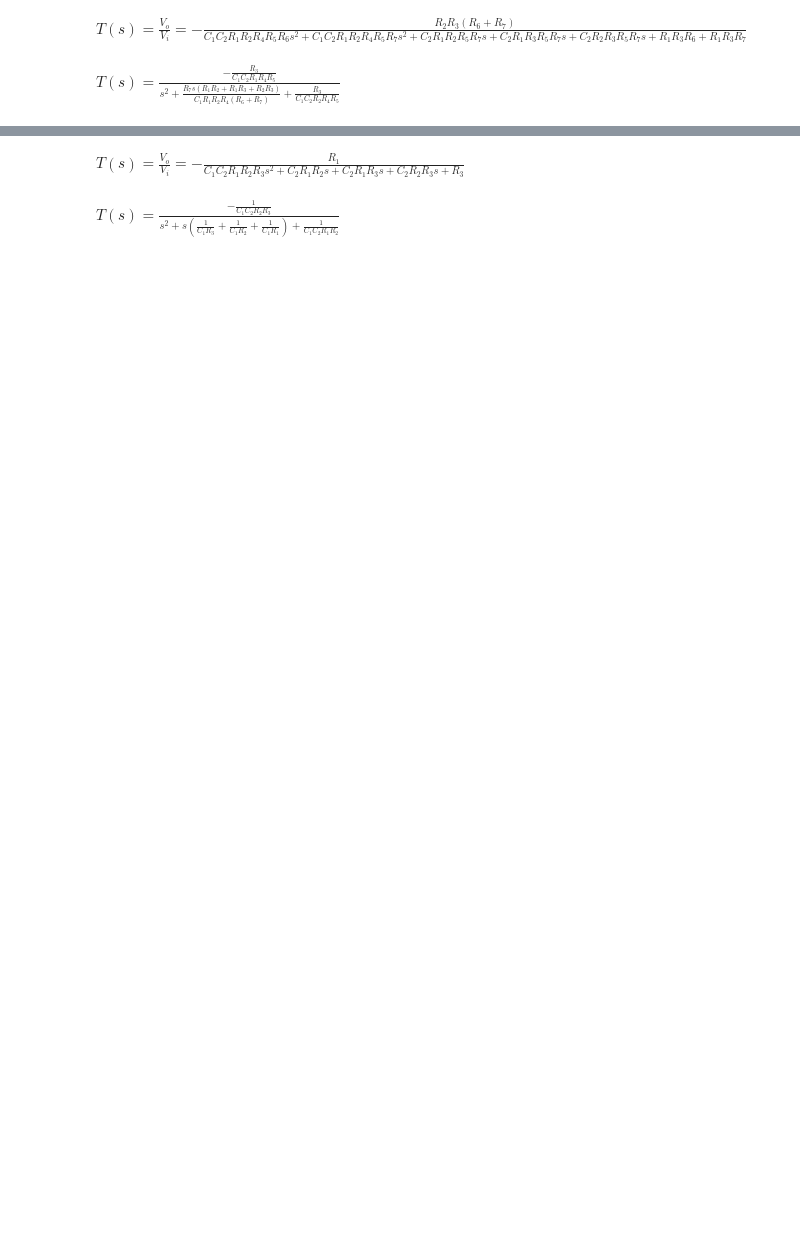
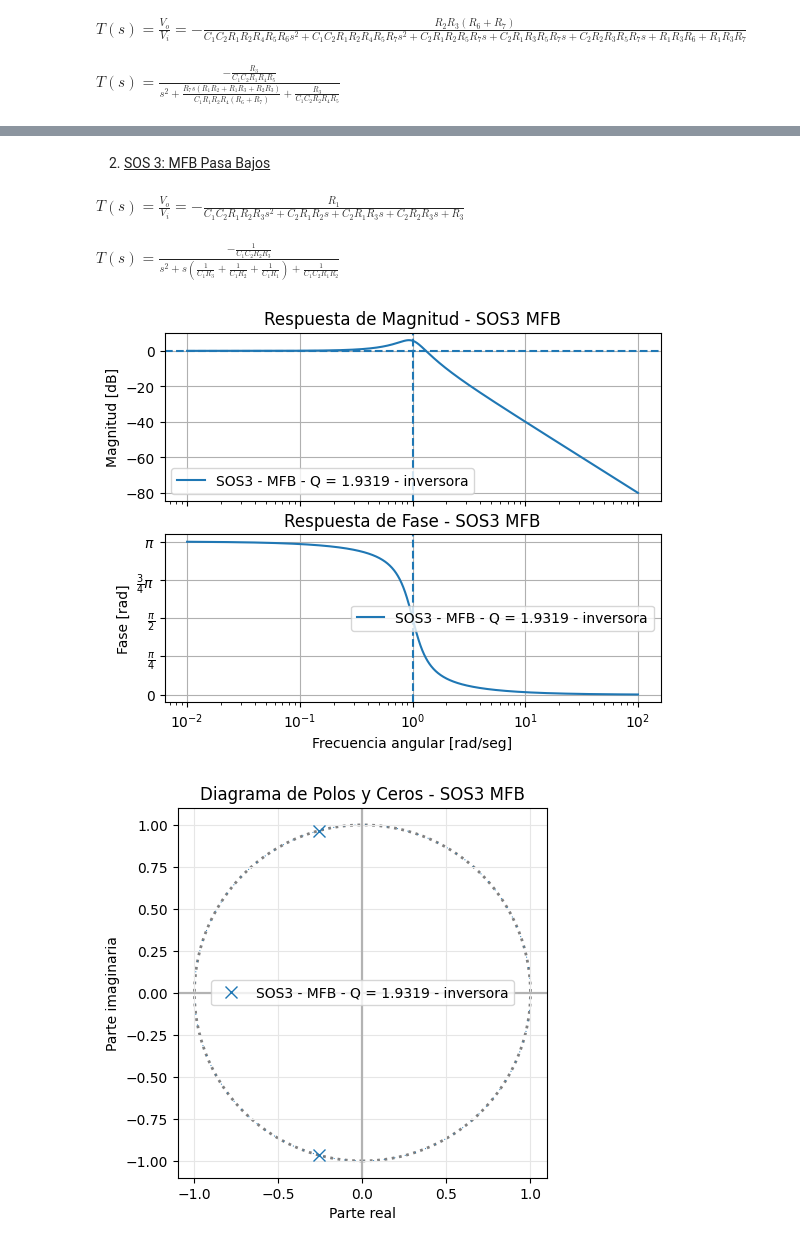
Before and after one commit to lgallero/tc2, a Jupyter notebook: Trabajo_semanal_2/trabajo_semanal_2.ipynb, the cells around one changed output, grey strips where cells are left out. Cells and saved outputs as stored; diff of their text form; code cells hidden in the pictures; blank space fills up the shorter version.

```diff
--- a/Trabajo_semanal_2/trabajo_semanal_2.ipynb
+++ b/Trabajo_semanal_2/trabajo_semanal_2.ipynb
@@ -826 +2073,3 @@ $\displaystyle T(s)=\frac{- \frac{R_{3}}{C_{1} C_{2} R_{1} R_{4} R_{5}}}{s^{2} +
+# %% [markdown]
+2) <ins>SOS 3: MFB Pasa Bajos
 # %%
@@ -897,3 +2143,56 @@ display(Math(
 # %% [output]
 $\displaystyle T(s)=\frac{V_o}{V_i}=- \frac{R_{1}}{C_{1} C_{2} R_{1} R_{2} R_{3} s^{2} + C_{2} R_{1} R_{2} s + C_{2} R_{1} R_{3} s + C_{2} R_{2} R_{3} s + R_{3}}$
 $\displaystyle T(s)=\frac{- \frac{1}{C_{1} C_{2} R_{2} R_{3}}}{s^{2} + s \left(\frac{1}{C_{1} R_{3}} + \frac{1}{C_{1} R_{2}} + \frac{1}{C_{1} R_{1}}\right) + \frac{1}{C_{1} C_{2} R_{1} R_{2}}}$
+# %%
+# ------------------------------------------------------------
+# SOS3 - MFB
+#
+# T_SOS3(s) = -1 / (s^2 + 0.5176s + 1)
+# Q3 = 1 / 0.5176 = 1.9319
+# ------------------------------------------------------------
+
+num_sos3 = [-1]
+den_sos3 = [1, 0.5176, 1]
+
+sos3_tf = TransferFunction(num_sos3, den_sos3)
+
+bodePlot(sos3_tf, fig_id=7, filter_description='SOS3 - MFB - Q = 1.9319 - inversora')
+
+fig7 = plt.figure(7)
+axs7 = fig7.axes
+
+axs7[0].set_title('Respuesta de Magnitud - SOS3 MFB')
+axs7[1].set_title('Respuesta de Fase - SOS3 MFB')
+axs7[0].set_ylabel('Magnitud [dB]')
+axs7[1].set_ylabel('Fase [rad]')
+axs7[1].set_xlabel('Frecuencia angular [rad/seg]')
+
+axs7[0].axvline(1, linestyle='--')
+axs7[0].axhline(0, linestyle='--')
+axs7[1].axvline(1, linestyle='--')
+
+
+pzmap(sos3_tf, fig_id=8, filter_description='SOS3 - MFB - Q = 1.9319 - inversora')
+
+fig8 = plt.figure(8)
+axs8 = fig8.axes
+
+fig8._suptitle.set_text('')
+axs8[0].set_title('Diagrama de Polos y Ceros - SOS3 MFB')
+axs8[0].set_xlabel('Parte real')
+axs8[0].set_ylabel('Parte imaginaria')
+
+
+GroupDelay(sos3_tf, fig_id=9, filter_description='SOS3 - MFB - Q = 1.9319 - inversora')
+
+fig9 = plt.figure(9)
+axs9 = fig9.axes
+
+axs9[0].set_title('Retardo de grupo - SOS3 MFB')
+axs9[0].set_xlabel('Frecuencia angular [rad/seg]')
+axs9[0].set_ylabel('Retardo de grupo [seg]')
+
+plt.show()
+# %% [output]
+[figure, added]
+[figure, added]
```
Also changed, not shown: parts of 30 cells of this notebook, 31 other files.
